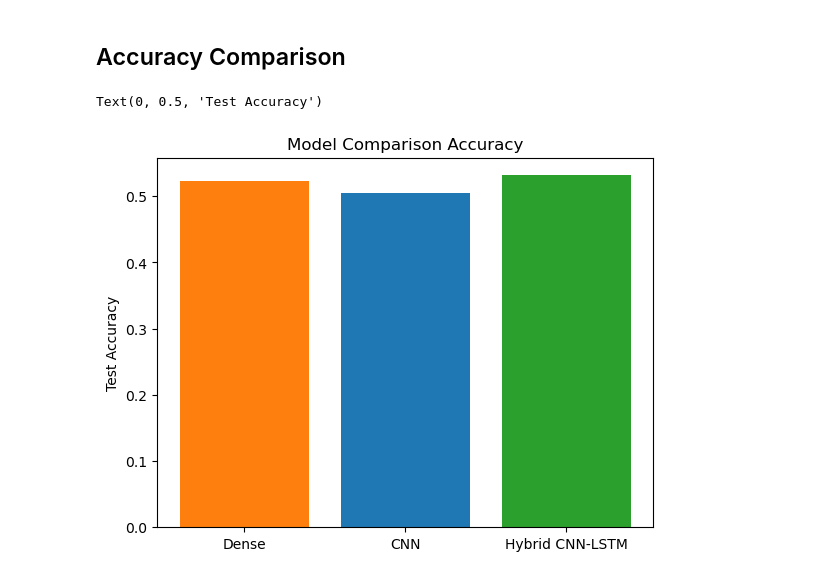
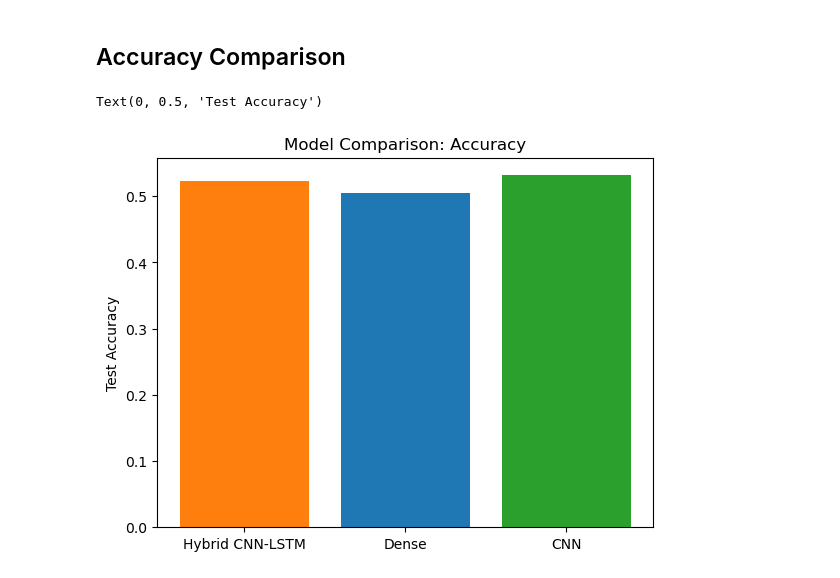
Before and after one commit to GrantThurman/stock-price-predictor, a Jupyter notebook: predictor.ipynb, the cells around one changed output. Cells and saved outputs as stored; diff of their text form; code cells hidden in the pictures.

```diff
--- a/predictor.ipynb
+++ b/predictor.ipynb
@@ -335,11 +319,11 @@ Test accuracy: 0.5315315127372742
 ## Accuracy Comparison
 # %%
 test_accuracies = [score[1], basic_score[1], cnn_score[1]]
-models = ["Dense", "CNN", "Hybrid CNN-LSTM"]
+models = ["Hybrid CNN-LSTM", "Dense", "CNN"]
 
 plt.bar(models, test_accuracies, color=["tab:orange", "tab:blue", "tab:green"])
-plt.title("Model Comparison Accuracy")
+plt.title("Model Comparison: Accuracy")
 plt.ylabel("Test Accuracy")
 # %% [output]
 Text(0, 0.5, 'Test Accuracy')
-[figure, old version]
+[figure, new version]
```
Also changed, not shown: parts of 2 cells of this notebook, 6 other files.
